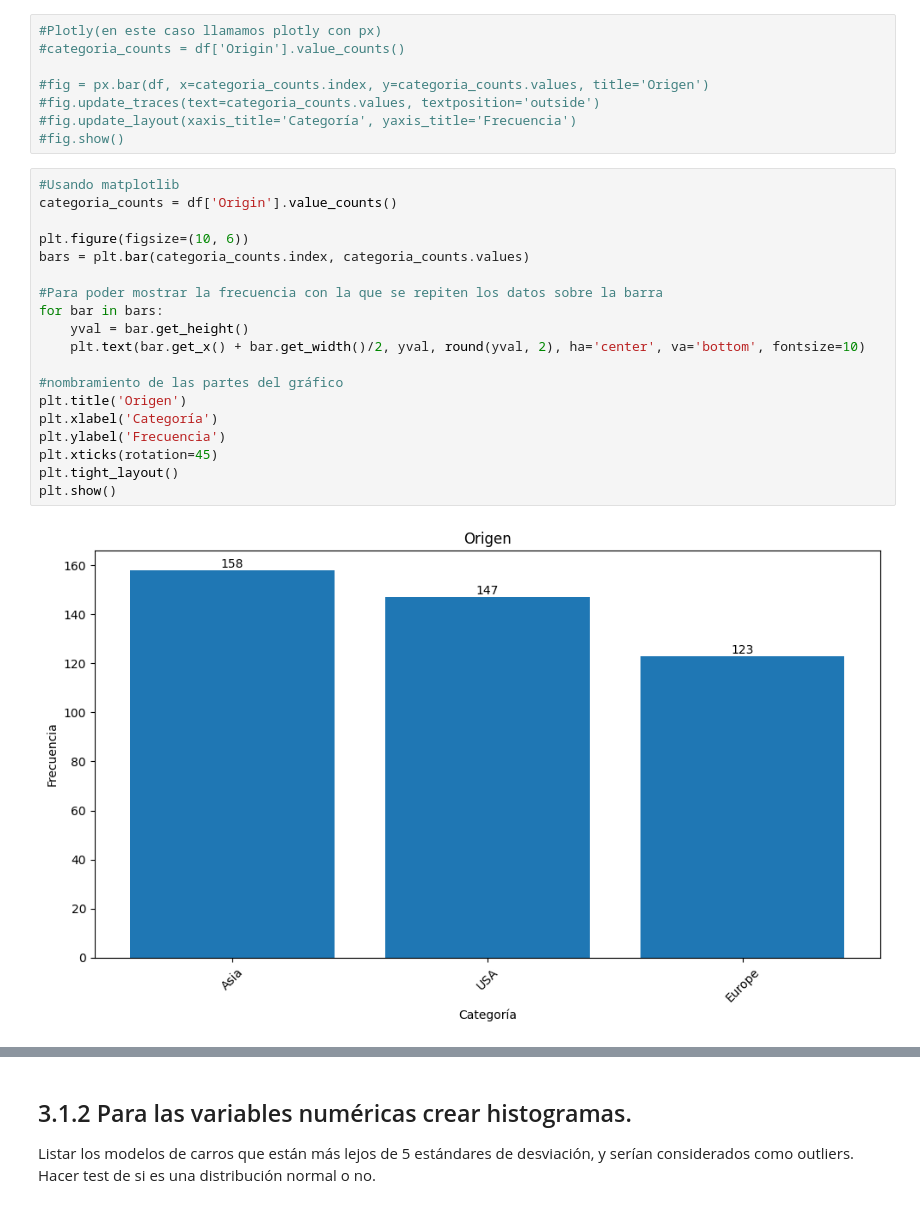
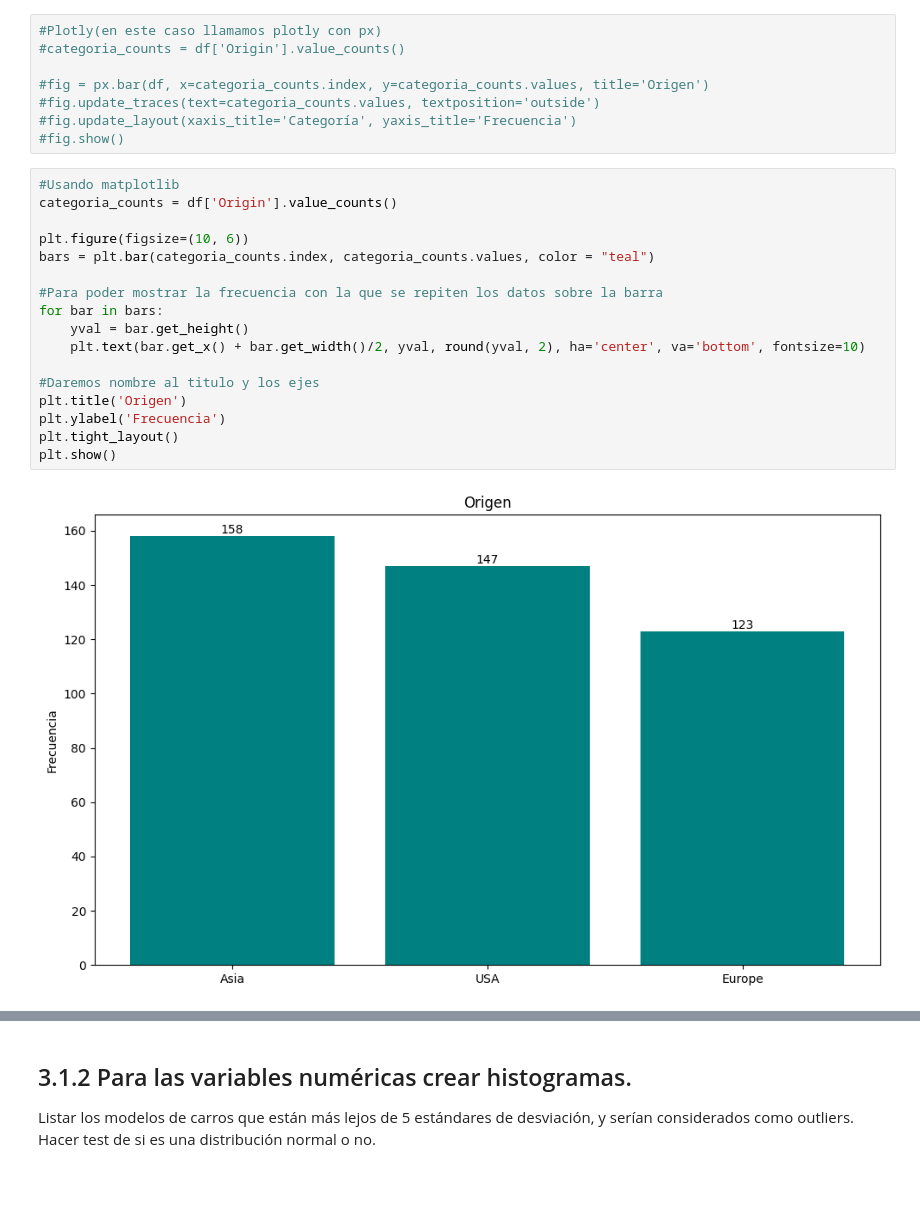
Before and after one commit to MiguelRiosT/Estadistica3_2023-2, a Jupyter notebook: Tarea1/src/notebook/Punto3.ipynb, the cells around one changed output, grey strips where cells are left out. Drawn from its saved outputs; the diff is of its cells as text.

```diff
--- a/Tarea1/src/notebook/Punto3.ipynb
+++ b/Tarea1/src/notebook/Punto3.ipynb
@@ -113,24 +113,22 @@ y los demás serán en matplotlib
 # %%
 #Usando matplotlib
 categoria_counts = df['Origin'].value_counts()
 
 plt.figure(figsize=(10, 6))
-bars = plt.bar(categoria_counts.index, categoria_counts.values)
+bars = plt.bar(categoria_counts.index, categoria_counts.values, color = "teal")
 
 #Para poder mostrar la frecuencia con la que se repiten los datos sobre la barra
 for bar in bars:
     yval = bar.get_height()
     plt.text(bar.get_x() + bar.get_width()/2, yval, round(yval, 2), ha='center', va='bottom', fontsize=10)
 
-#nombramiento de las partes del gráfico
+#Daremos nombre al titulo y los ejes
 plt.title('Origen')
-plt.xlabel('Categoría')
 plt.ylabel('Frecuencia')
-plt.xticks(rotation=45)
 plt.tight_layout()
 plt.show()
 # %% [output]
-[figure, old version]
+[figure, new version]
 # %%
 categoria_counts = df['Make'].value_counts()
 
```
Also changed, not shown: parts of 7 cells of this notebook.
